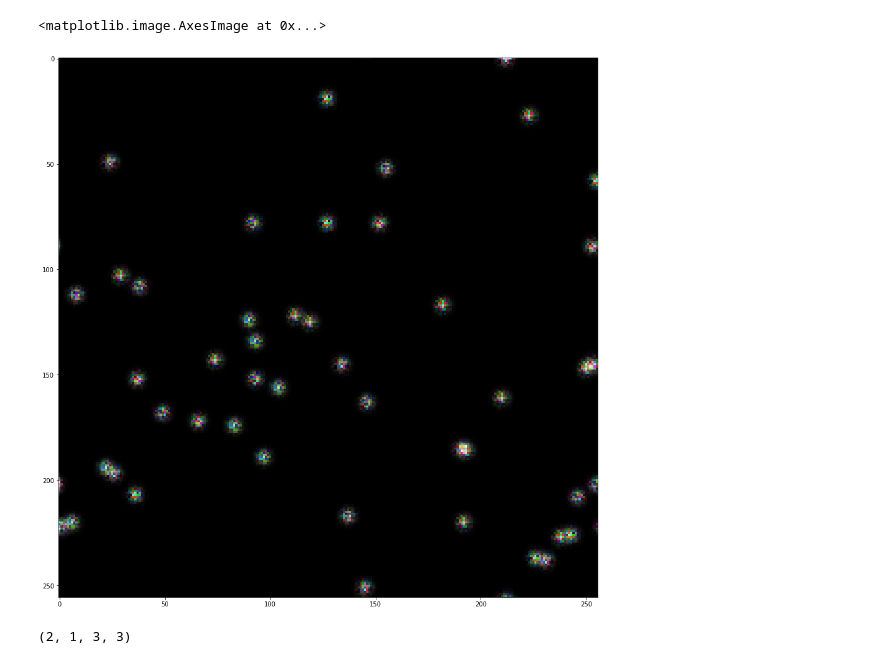
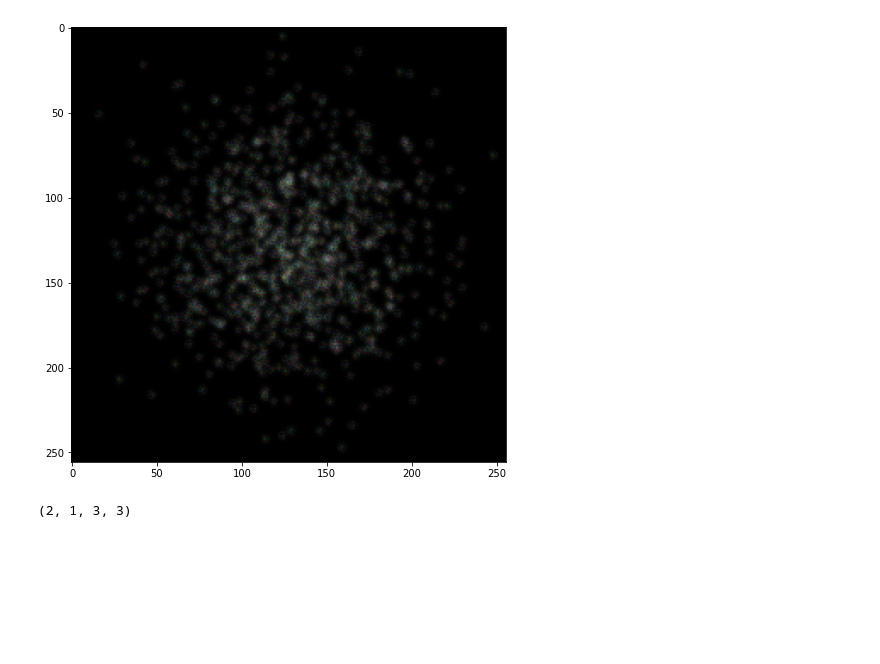
Before and after one commit to PWhiddy/jax-experiments, a Jupyter notebook: MegaParticles.ipynb, the cells around one changed output. Saved outputs shown, nothing was run; the diff lists cells and outputs as text; code cells hidden in the pictures; blank space fills up the shorter version.

```diff
--- a/MegaParticles.ipynb
+++ b/MegaParticles.ipynb
@@ -35,6 +17,7 @@ from einops import rearrange
 key = jax.random.PRNGKey(110)
 p_count = 1024*1024 #64*1024 # 2048 # 1024*1024 # 1024*1024*40
 positions = jax.random.normal(key, (p_count, 2))
+bright_scale = (100 / jnp.sqrt(p_count))
 key, old = jax.random.split(key)
 velocities = jnp.zeros((p_count, 2)) # jax.random.normal(key, (p_count, 2)) * 0.1 #
 #positions = positions
@@ -72,10 +55,10 @@ test_random_sprites = jax.random.uniform(
     (test_sprite_count, test_sprite_dim, test_sprite_dim, 3),
     minval=0,
     maxval=1
-) * gaussian_kern(test_sprite_dim, 3.0).reshape(1, test_sprite_dim, test_sprite_dim, 1) * 32
+) * gaussian_kern(test_sprite_dim, 4.0).reshape(1, test_sprite_dim, test_sprite_dim, 1) * bright_scale
 test_sprite_indices = jax.random.randint(key, (p_count,), minval=0, maxval=test_sprite_count)
 test_img_dim = 256#768
-test_r = draw_sprites_jit(positions * 128 + test_img_dim//2 - test_sprite_dim//2, test_sprite_indices, test_random_sprites, (test_img_dim, test_img_dim, 3) )
-plt.figure(figsize = (16,16))
+test_r = draw_sprites_jit(positions * 40 + test_img_dim//2 - test_sprite_dim//2, test_sprite_indices, test_random_sprites, (test_img_dim, test_img_dim, 3) )
+plt.figure(figsize = (8,8))
 plt.imshow(test_r)
 # %% [output]
@@ -83,2 +66 @@ WARNING:matplotlib.image:Clipping input data to the valid range for imshow with
-<matplotlib.image.AxesImage at 0x...>
-[figure, old version]
+[figure, new version]
```
Also changed, not shown: parts of 7 cells of this notebook.
